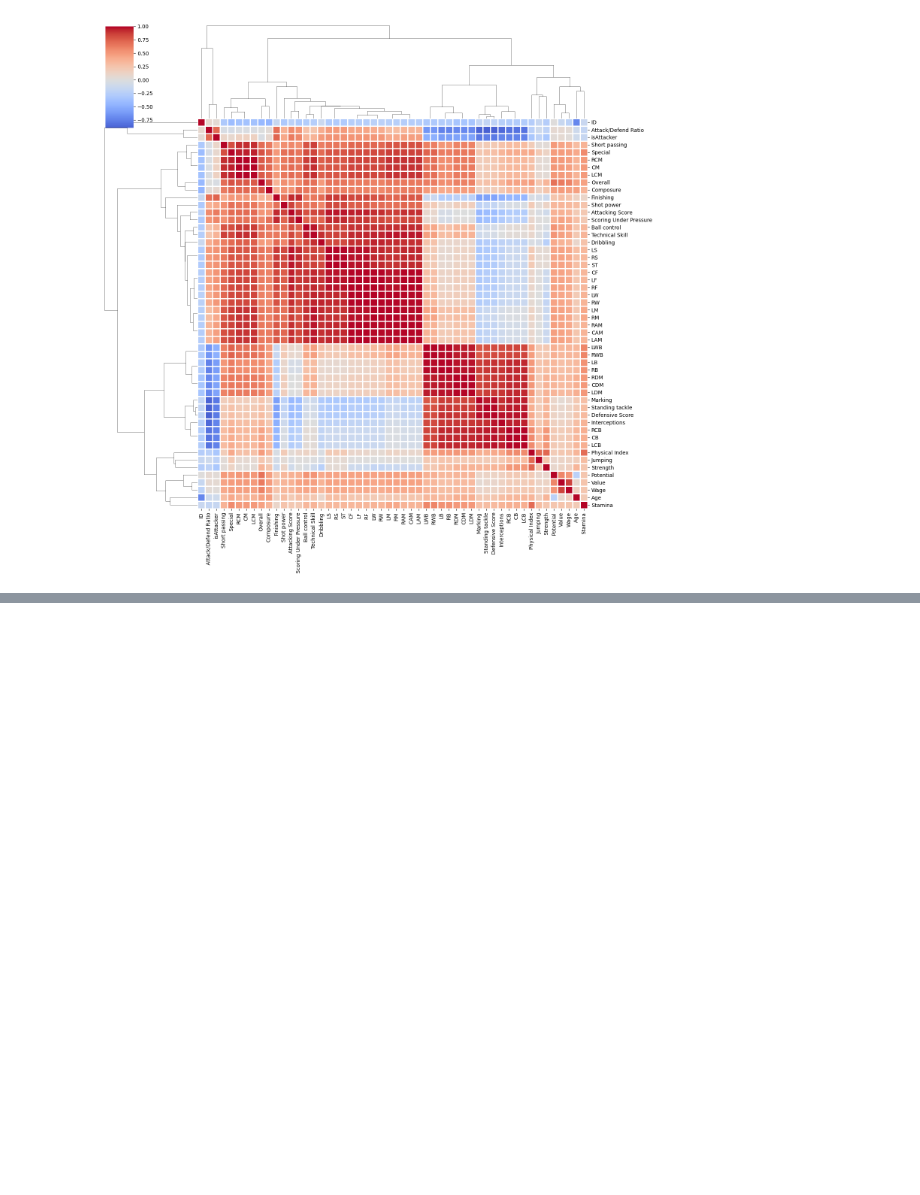
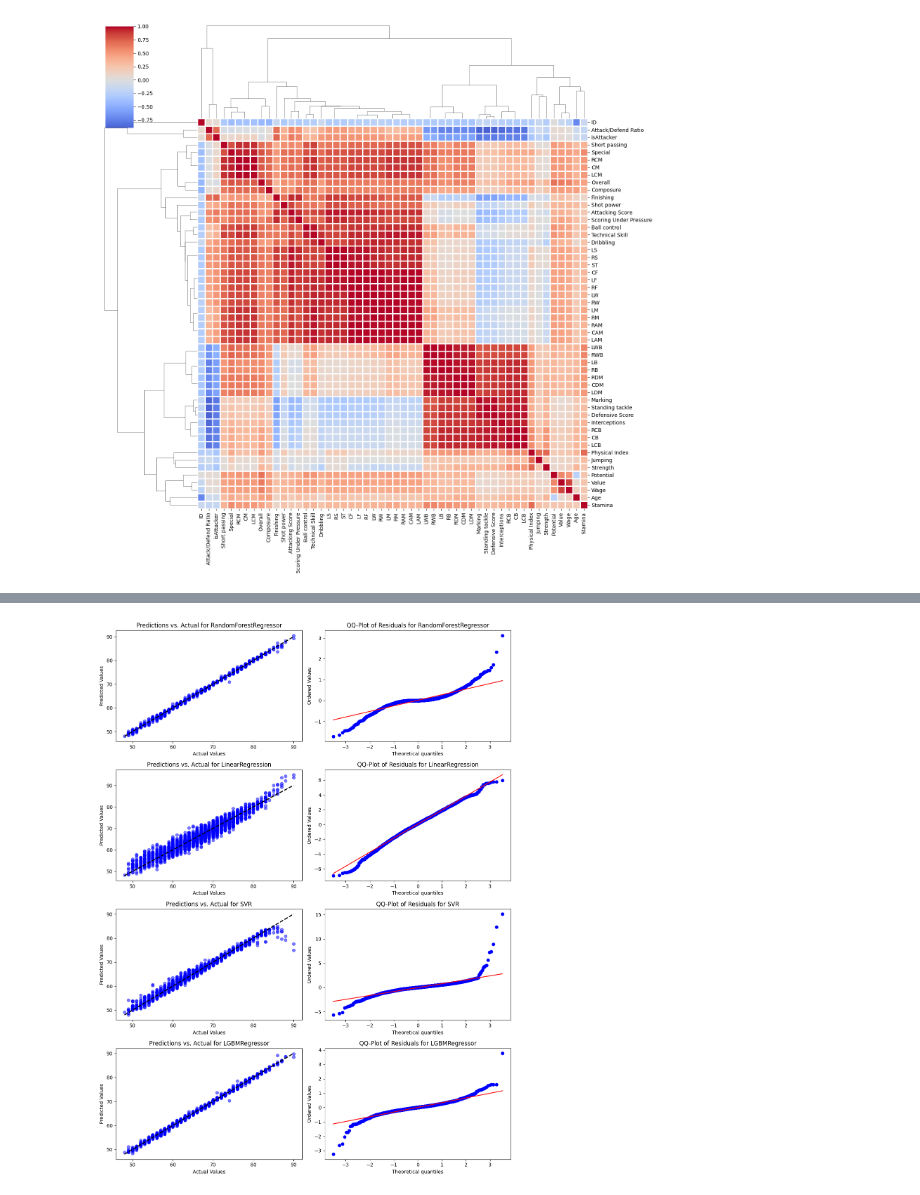
Before and after one commit to VNAZZARENO/DVA263-INL1-group-4, a Jupyter notebook: assigment_1_no_gpu.ipynb, the cells around one changed output, grey strips where cells are left out. Drawn from its saved outputs; the diff is of its cells as text; code cells hidden in the pictures; blank space fills up the shorter version.

Commit message:
updated model training functions and plots

```diff
--- a/assigment_1_no_gpu.ipynb
+++ b/assigment_1_no_gpu.ipynb
@@ -116,6 +118,7 @@ def create_features(data):
 
     # kmeans = KMeans(n_clusters=5, random_state=0)
     # df['Player Archetype'] = kmeans.fit_predict(df[['Overall', 'Potential', 'Value', 'Wage', 'Age']])
+    df.drop(columns=['Preferred Positions'], inplace=True)
 
     df.drop_duplicates(inplace=True)
 
@@ -346,6 +326,7 @@ def model_pipeline(df, target, task_type, subset_frac=0.1, random_state=42):
 # %%
-model_pipeline(df,
-               target='Overall',
-               task_type='regression',
-               subset_frac=0.1, random_state=42)
+results_reg = model_pipeline(df,
+                         target='Overall',
+                         task_type='regression',
+                         subset_frac=1.0,
+                         random_state=42)
 # %% [output]
@@ -416,0 +468,58 @@ X_train_smogn
+# %%
+import matplotlib.pyplot as plt
+import numpy as np
+from scipy import stats
+from sklearn.metrics import mean_squared_error, r2_score
+import pandas as pd
+import math
+
+model_names = []
+best_scores = []
+best_params_list = []
+mse_scores = []
+r2_scores = []
+y_pred_list = []
+
+for result in results_reg:
+    y_test = result['y_test']
+    model_names.append(result['model'])
+    best_scores.append(result['best_score'])
+    best_params_list.append(result['best_params'])
+    y_pred = result['y_pred']
+    y_pred_list.append(y_pred)
+    mse = mean_squared_error(y_test, y_pred)
+    r2 = r2_score(y_test, y_pred)
+    mse_scores.append(mse)
+    r2_scores.append(r2)
+
+num_models = len(results_reg)
+fig, axes = plt.subplots(num_models, 2, figsize=(12, 4*num_models), squeeze=False)
+
+for i in range(num_models):
+    y_pred = y_pred_list[i]
+    residuals = y_test - y_pred
+
+    axes[i, 0].scatter(y_test, y_pred, color='blue', alpha=0.5)
+    axes[i, 0].plot([y_test.min(), y_test.max()], [y_test.min(), y_test.max()], 'k--', lw=2)
+    axes[i, 0].set_xlabel('Actual Values')
+    axes[i, 0].set_ylabel('Predicted Values')
+    axes[i, 0].set_title(f'Predictions vs. Actual for {model_names[i]}')
+
+    stats.probplot(residuals, plot=axes[i, 1])
+    axes[i, 1].set_title(f'QQ-Plot of Residuals for {model_names[i]}')
+
+plt.tight_layout()
+plt.show()
+
+summary_df = pd.DataFrame({
+    'Model': model_names,
+    'Best CV Score (Neg MSE)': best_scores,
+    'MSE on Test Set': mse_scores,
+    'R2 on Test Set': r2_scores,
+    'Best Parameters': best_params_list
+})
+
+summary_df.to_csv("models_assignement_1/summary_regression_Overall.csv", index=False)
+summary_df
+# %% [output]
+[figure, added]
```
Also changed, not shown: parts of 14 cells of this notebook.
